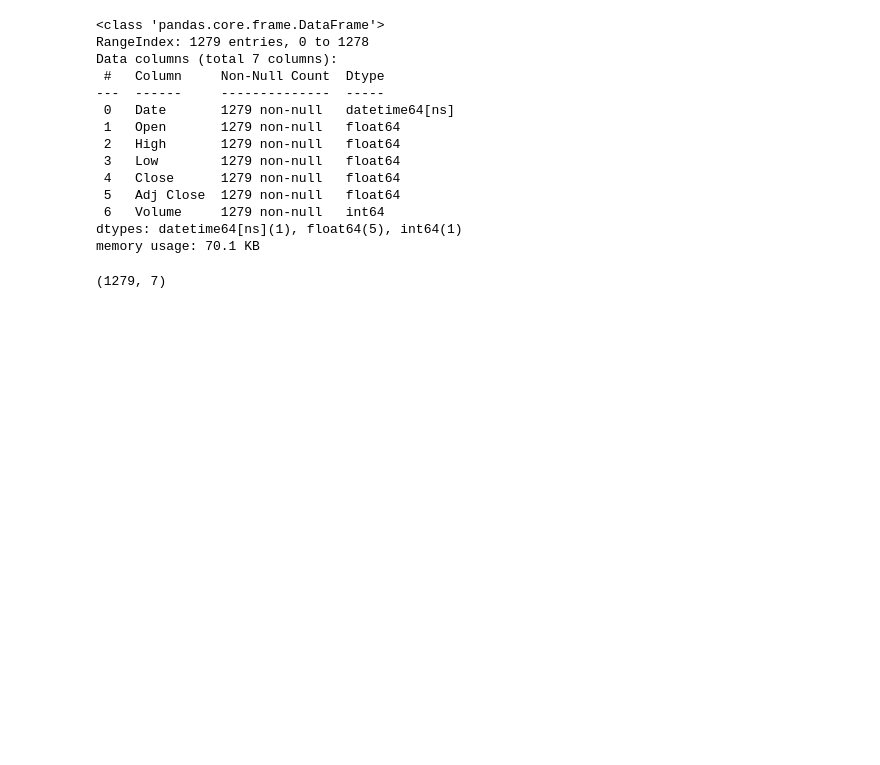
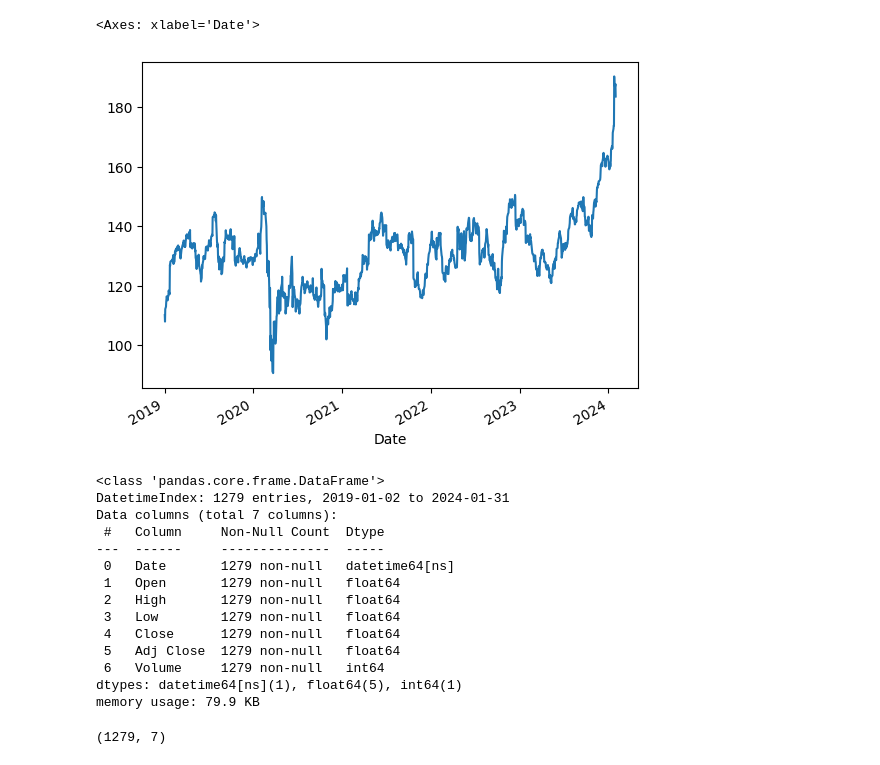
Before and after one commit to solution-pattern-big-data/stockcheck-code, a Jupyter notebook: testing.ipynb, the cells around one changed output. Cells and saved outputs as stored; diff of their text form; code cells hidden in the pictures; blank space fills up the shorter version.

```diff
--- a/testing.ipynb
+++ b/testing.ipynb
@@ -37,7 +53,7 @@ from datetime import datetime as dt
 
 yfin.pdr_override()
 
-df = pdr.get_data_yahoo('IBM', start='2017-01-01', end='2022-02-01')
+df = pdr.get_data_yahoo('IBM', start='2019-01-01', end='2024-02-01')
 
 print(df)
 # %% [output]
@@ -63,0 +100,4 @@ df = df.reset_index()
+# %%
+df.index = pd.to_datetime(df['Date'], format='%d.%m.%Y %H:%M:%S')
+
+print(df)
@@ -64,8 +122,14 @@ df = df.reset_index()
+# %%
+close_data = df['Close']
+close_data.plot()
+# %% [output]
+<Axes: xlabel='Date'>
+[figure, added]
 # %%
 df.info()
 # %% [output]
 <class 'pandas.core.frame.DataFrame'>
-RangeIndex: 1279 entries, 0 to 1278
+DatetimeIndex: 1279 entries, 2019-01-02 to 2024-01-31
 Data columns (total 7 columns):
  #   Column     Non-Null Count  Dtype
 ---  ------     --------------  -----
@@ -77,7 +141,7 @@ Data columns (total 7 columns):
  5   Adj Close  1279 non-null   float64
  6   Volume     1279 non-null   int64
 dtypes: datetime64[ns](1), float64(5), int64(1)
-memory usage: 70.1 KB
+memory usage: 79.9 KB
 # %%
 df.shape
 # %% [output]
```
Also changed, not shown: parts of 5 cells of this notebook, 5 other files.
